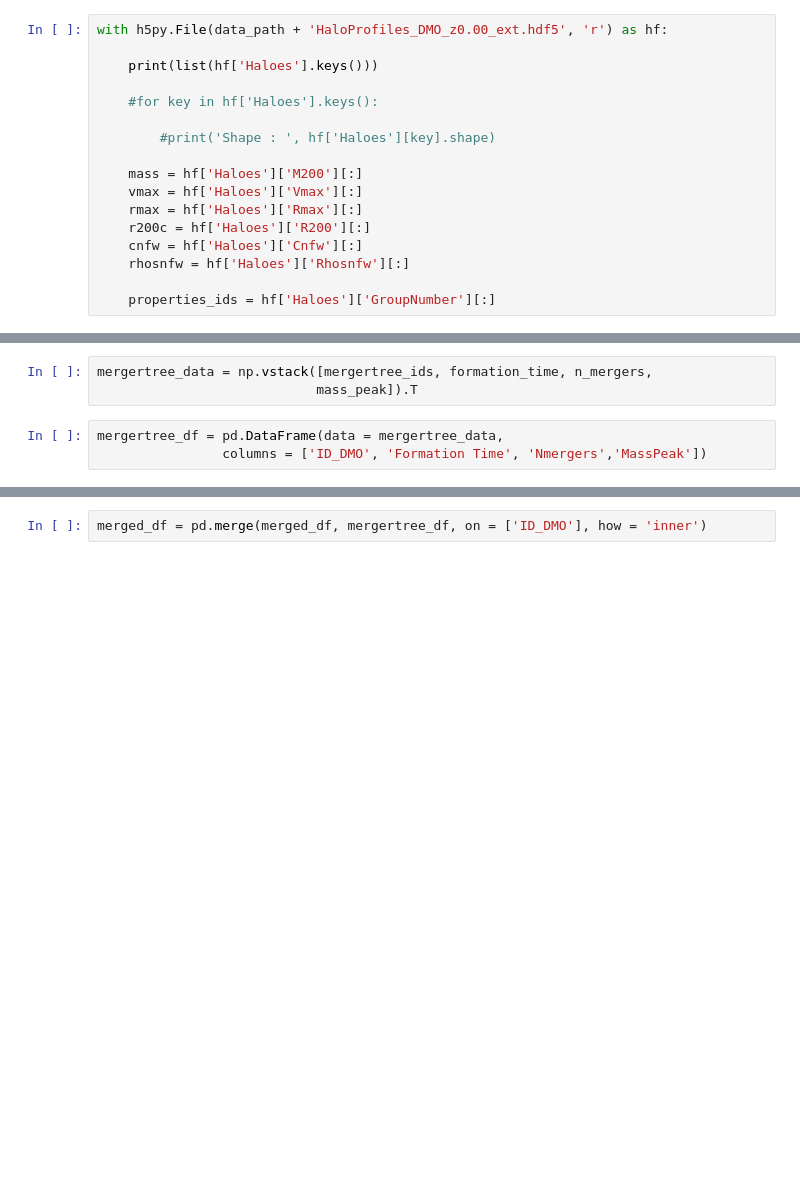
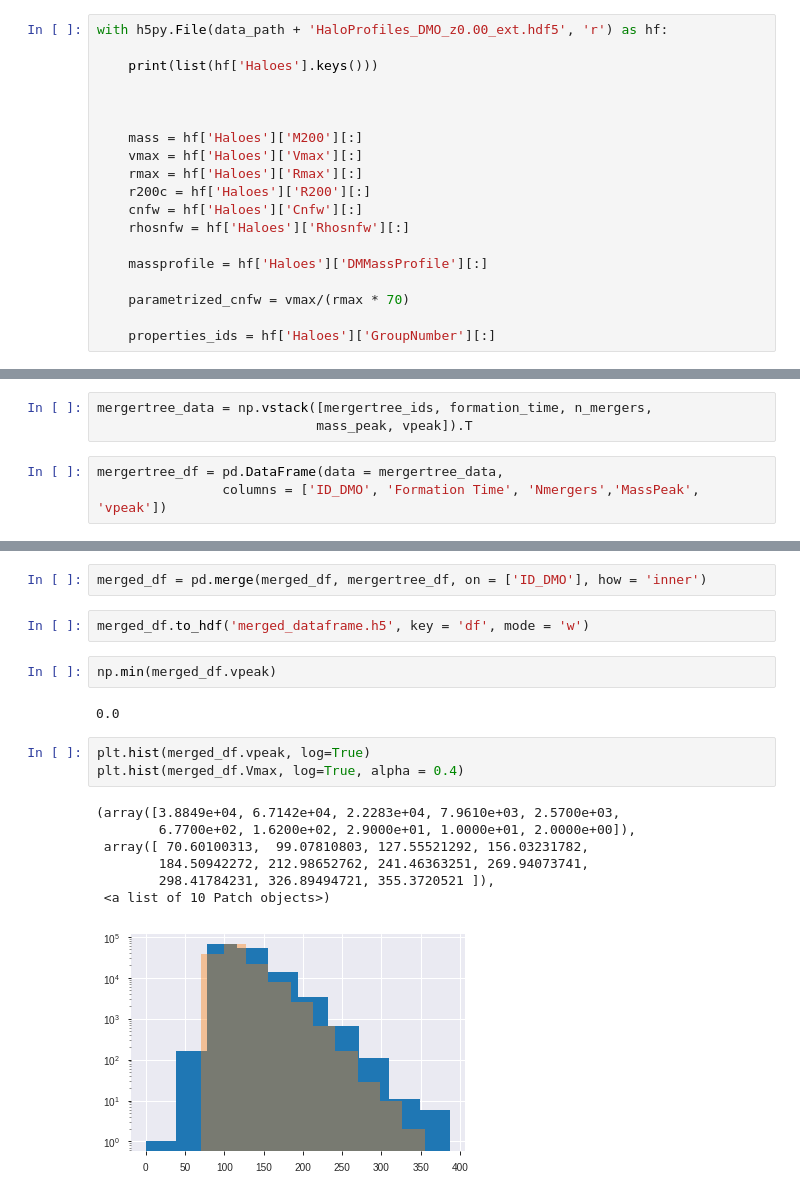
Before and after one commit to florpi/GraphCosmologyNetwork, a Jupyter notebook: exploration/data_exploration.ipynb, the cells around one changed output, grey strips where cells are left out. Cells and saved outputs as stored; diff of their text form; blank space fills up the shorter version.

Commit message:
inputs modified, added additional data script to combine them all into one dataframe

```diff
--- a/exploration/data_exploration.ipynb
+++ b/exploration/data_exploration.ipynb
@@ -112,9 +134,7 @@ with h5py.File(data_path + 'HaloProfiles_DMO_z0.00_ext.hdf5', 'r') as hf:
 
     print(list(hf['Haloes'].keys()))
 
-    #for key in hf['Haloes'].keys():
 
-        #print('Shape : ', hf['Haloes'][key].shape)
 
     mass = hf['Haloes']['M200'][:]
     vmax = hf['Haloes']['Vmax'][:]
@@ -123,6 +143,10 @@ with h5py.File(data_path + 'HaloProfiles_DMO_z0.00_ext.hdf5', 'r') as hf:
     cnfw = hf['Haloes']['Cnfw'][:]
     rhosnfw = hf['Haloes']['Rhosnfw'][:]
 
+    massprofile = hf['Haloes']['DMMassProfile'][:]
+
+    parametrized_cnfw = vmax/(rmax * 70)
+
     properties_ids = hf['Haloes']['GroupNumber'][:]
 # %% [output]
 ['BetaDM', 'BetaTot', 'Cnfw', 'CoP', 'DMDenProfile', 'DMMassProfile', 'DMVelProfile', 'GammaDM', 'GammaTot', 'GasDenProfile', 'GasMassProfile', 'GasVelProfile', 'GroupNumber', 'HaloMassDM', 'HaloMassG ...
@@ -179,10 +194,10 @@ with h5py.File(data_path + 'MergerTree_L205n2500TNG_DM_ext_New.hdf5',
 ['Index', 'MainProgMass', 'Mhist', 'Mpeak', 'NMerg', 'Redshifts', 'Vpeak', 'z0p25', 'z0p50', 'z0p75']
 # %%
 mergertree_data = np.vstack([mergertree_ids, formation_time, n_mergers,
-                            mass_peak]).T
+                            mass_peak, vpeak]).T
 # %%
 mergertree_df = pd.DataFrame(data = mergertree_data,
-                columns = ['ID_DMO', 'Formation Time', 'Nmergers','MassPeak'])
+                columns = ['ID_DMO', 'Formation Time', 'Nmergers','MassPeak', 'vpeak'])
 # %%
 common_ids = pd.merge(mass_matching_df, mergertree_df, on = ['ID_DMO'], how = 'inner')
 # %%
@@ -193,6 +208,23 @@ len(np.unique(common_ids['ID_DMO']))
 merged_df = pd.merge(unique_matching_df, properties_df, on = ['ID_DMO'], how = 'inner')
 # %%
 merged_df = pd.merge(merged_df, mergertree_df, on = ['ID_DMO'], how = 'inner')
+# %%
+merged_df.to_hdf('merged_dataframe.h5', key = 'df', mode = 'w')
+# %%
+np.min(merged_df.vpeak)
+# %% [output]
+0.0
+# %%
+plt.hist(merged_df.vpeak, log=True)
+plt.hist(merged_df.Vmax, log=True, alpha = 0.4)
+# %% [output]
+(array([3.8849e+04, 6.7142e+04, 2.2283e+04, 7.9610e+03, 2.5700e+03,
+        6.7700e+02, 1.6200e+02, 2.9000e+01, 1.0000e+01, 2.0000e+00]),
+ array([ 70.60100313,  99.07810803, 127.55521292, 156.03231782,
+        184.50942272, 212.98652762, 241.46363251, 269.94073741,
+        298.41784231, 326.89494721, 355.3720521 ]),
+ <a list of 10 Patch objects>)
+[figure, added]
 # %%
 merged_df
 # %% [output]
```
Also changed, not shown: parts of 10 cells of this notebook, 1 other file.
